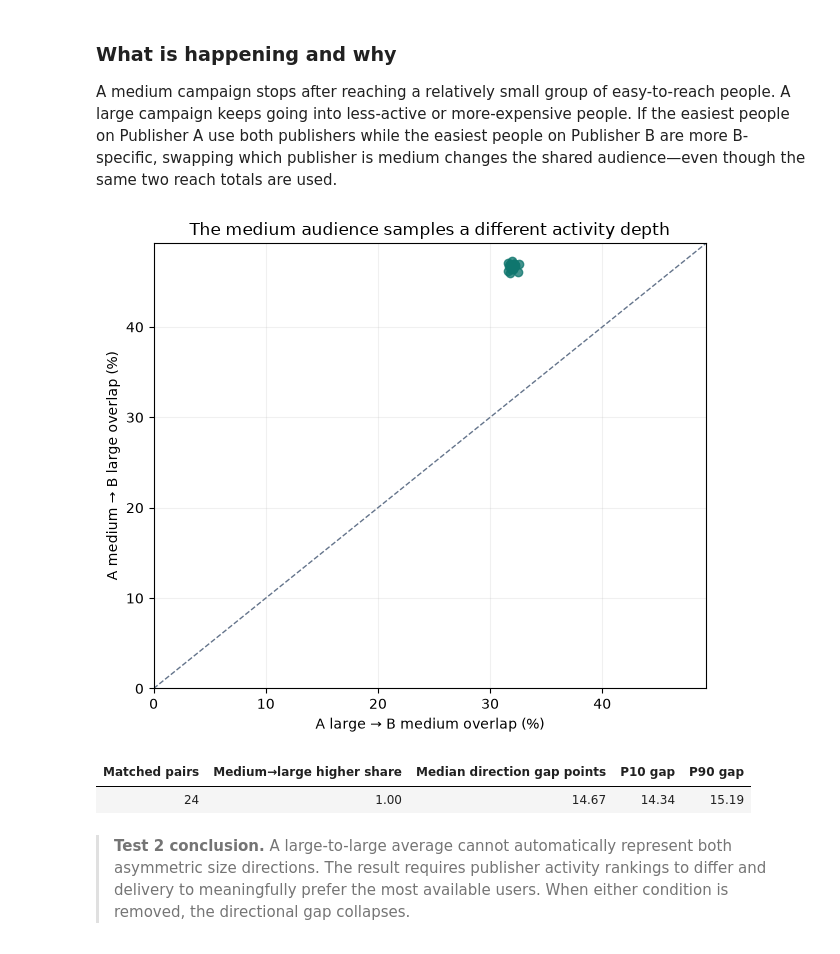
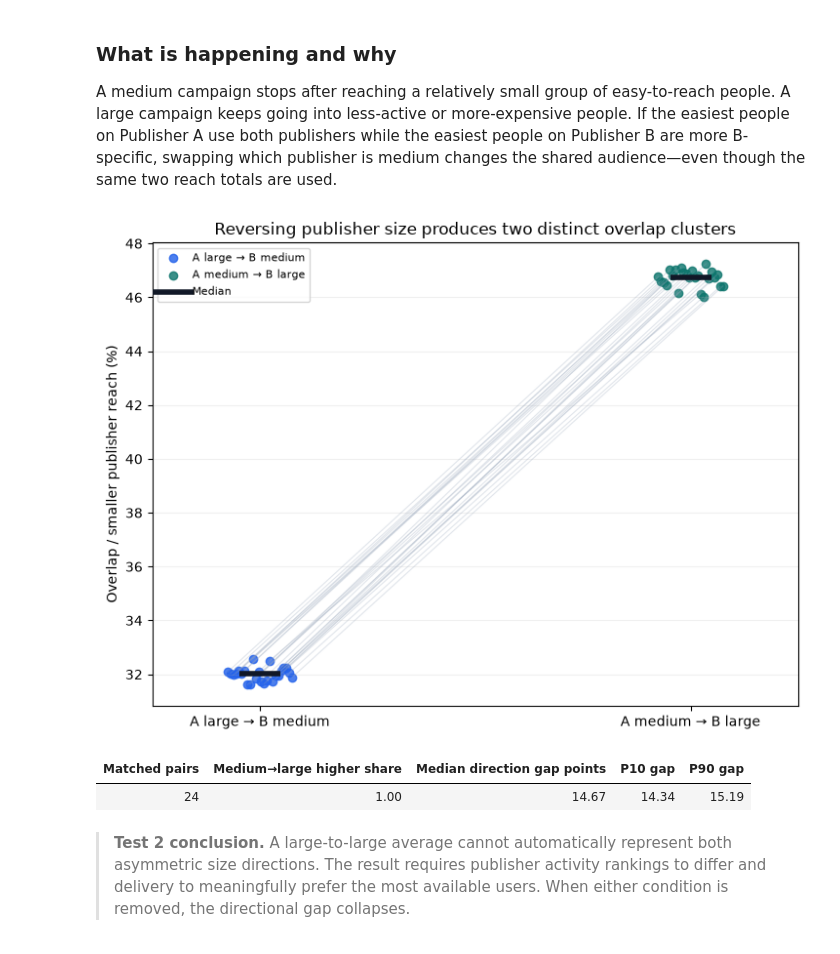
Before and after one commit to world-federation-of-advertisers/calibrated-vid, a Jupyter notebook: notebooks/intuitive_population_overlap.ipynb, the cells around one changed output. Drawn from its saved outputs; the diff is of its cells as text; code cells hidden in the pictures.

Commit message:
fix: show directional overlap clusters

```diff
--- a/notebooks/intuitive_population_overlap.ipynb
+++ b/notebooks/intuitive_population_overlap.ipynb
@@ -265,29 +265,54 @@ A medium campaign stops after reaching a relatively small group of easy-to-reach
 # %%
 direction_pairs = [
     (rows["direction_medium_large"], rows["direction_large_medium"])
     for rows in by_pair.values()
     if {"direction_medium_large", "direction_large_medium"}.issubset(rows)
 ]
 medium_large = 100 * np.asarray([left.overlap_rate for left, _ in direction_pairs])
 large_medium = 100 * np.asarray([right.overlap_rate for _, right in direction_pairs])
-fig, ax = plt.subplots(figsize=(6.3, 5.4))
-ax.scatter(large_medium, medium_large, color="#0f766e", alpha=0.78)
-limit = max(medium_large.max(), large_medium.max()) + 2
-ax.plot([0, limit], [0, limit], "--", color="#64748b", linewidth=1)
-ax.set(xlabel="A large → B medium overlap (%)", ylabel="A medium → B large overlap (%)", title="The medium audience samples a different activity depth", xlim=(0, limit), ylim=(0, limit))
-ax.grid(alpha=0.18)
+fig, ax = plt.subplots(figsize=(7.4, 5.5))
+jitter = np.linspace(-0.075, 0.075, len(direction_pairs))
+for offset, left, right in zip(jitter, large_medium, medium_large):
+    ax.plot(
+        [offset, 1.0 + offset],
+        [left, right],
+        color="#94a3b8",
+        alpha=0.28,
+        linewidth=0.8,
+    )
+ax.scatter(jitter, large_medium, color="#2563eb", alpha=0.82, label="A large → B medium")
+ax.scatter(1.0 + jitter, medium_large, color="#0f766e", alpha=0.82, label="A medium → B large")
+ax.scatter(
+    [0.0, 1.0],
+    [np.median(large_medium), np.median(medium_large)],
+    marker="_",
+    s=900,
+    linewidth=4,
+    color="#111827",
+    label="Median",
+    zorder=5,
+)
+ax.set(
+    ylabel="Overlap / smaller publisher reach (%)",
+    title="Reversing publisher size produces two distinct overlap clusters",
+    xticks=[0.0, 1.0],
+    xticklabels=["A large → B medium", "A medium → B large"],
+    xlim=(-0.25, 1.25),
+)
+ax.grid(axis="y", alpha=0.18)
+ax.legend(fontsize=8)
 fig.tight_layout()
 fig.savefig(OUTPUT / "direction_pairing.png", dpi=180)
 plt.show()
 show_table([diagnostic["direction"]], [
     ("pairs", "Matched pairs"),
     ("medium_large_higher_share", "Medium→large higher share"),
     ("medium_large_minus_large_medium_median_points", "Median direction gap points"),
     ("p10_points", "P10 gap"),
     ("p90_points", "P90 gap"),
 ])
 # %% [output]
-[figure, old version]
+[figure, new version]
 | Matched pairs | Medium→large higher share | Median direction gap points | P10 gap | P90 gap |
 | 24 | 1.00 | 14.67 | 14.34 | 15.19 |
 # %% [markdown]
```
Also changed, not shown: 2 other files.
